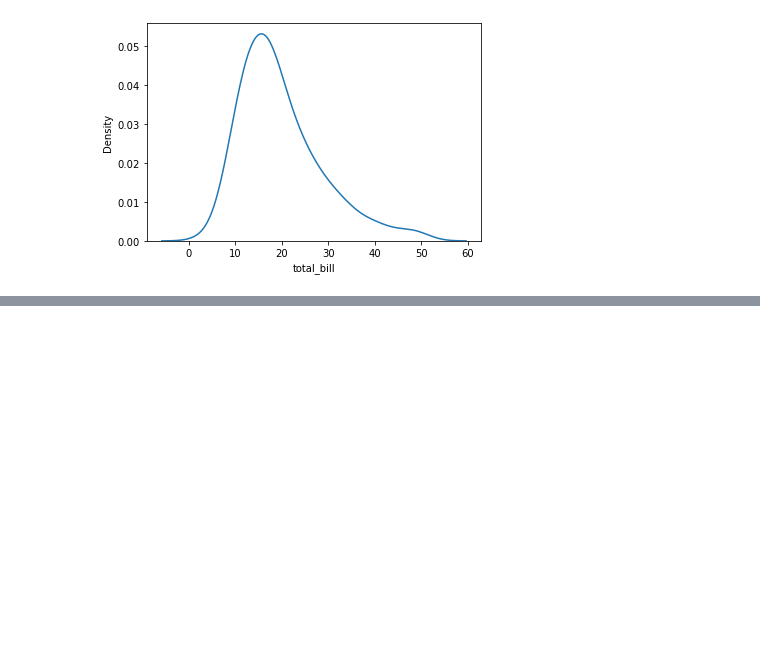
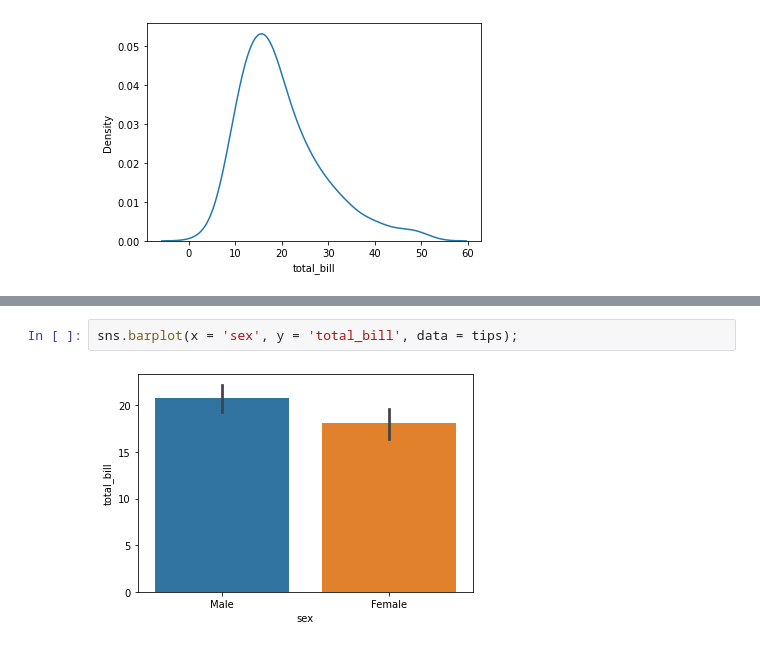
Before and after one commit to GKPSingh/M2D18, a Jupyter notebook: Learning SeaBorn.ipynb, the cells around one changed output, grey strips where cells are left out. Saved outputs shown, nothing was run; the diff lists cells and outputs as text; blank space fills up the shorter version.

```diff
--- a/Learning SeaBorn.ipynb
+++ b/Learning SeaBorn.ipynb
@@ -80,0 +92,4 @@ sns.kdeplot(tips['total_bill']);
+# %%
+sns.barplot(x = 'sex', y = 'total_bill', data = tips);
+# %% [output]
+[figure, added]
```
Also changed, not shown: parts of 15 cells of this notebook.
